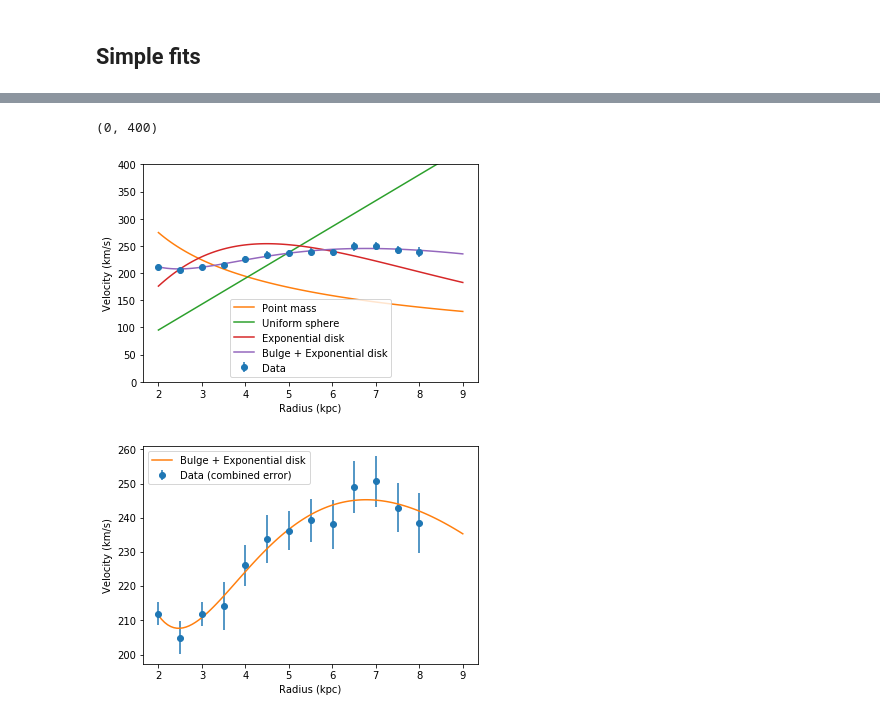
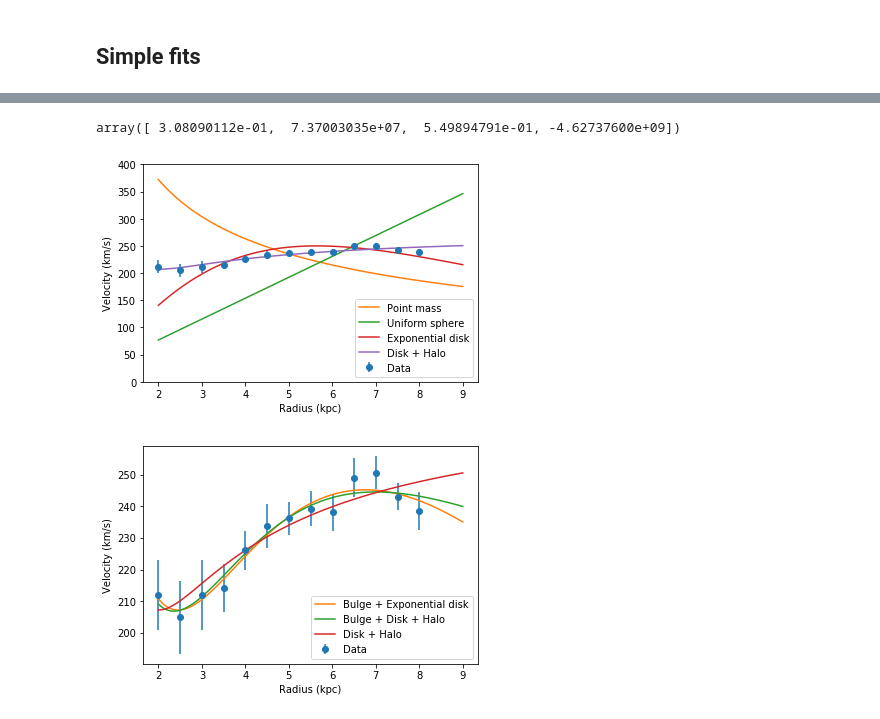
Before and after one commit to arthur-tsang/CO-project, a Jupyter notebook: longitude.ipynb, the cells around one changed output, grey strips where cells are left out. Cells and saved outputs as stored; diff of their text form; code cells hidden in the pictures.

Commit message:
added uncertainties, added halo to longitude fit models

```diff
--- a/longitude.ipynb
+++ b/longitude.ipynb
@@ -77,7 +53,8 @@ Text(0, 0.5, 'Recessional velocity (km/s)')
 And now we make a simple plot of the rotation curve.
 # %%
 velocity_list = [vr+vsun*np.sin(np.pi/180*long) for vr,long in zip(vmean_list, long_list)]
-velocity_err_list = [np.sqrt(verr**2 + (vsun_err*np.sin(np.pi/180*long))**2) for verr, long in zip(verr_list, long_list)]
+velocity_err_list = vmean_err_list
+#velocity_err_list = [np.sqrt(verr**2 + (vsun_err*np.sin(np.pi/180*long))**2) for verr, long in zip(verr_list, long_list)]
 #velocity_err_list = [vsun_err*np.sin(np.pi/180*long) for verr, long in zip(verr_list, long_list)]
 #velocity_err_list = verr_list
 plt.errorbar(radius_list, velocity_list, velocity_err_list, fmt='o')
@@ -126,3 +103,10 @@ print(popt_expdisk)
+# %%
+def halo_fit(r, rh, rhoh):
+    # rh in kpc
+    # rhoh in Msun / kpc**2
+    rh, rhoh = abs(rh), abs(rhoh)
+    vel_inf = np.sqrt(4*np.pi*G*rhoh* rh**2)
+    return vel_inf * (1 - rh/r * np.arctan(r/rh))
 # %%
 def bulgedisk_fit(r, rb, mb, rd, sig0):
     return np.sqrt(bulge_fit(r, rb, mb)**2 + expdisk_fit(r, rd, sig0)**2)
@@ -134,25 +118,41 @@ print(popt_bulgedisk)
+# %%
+def diskhalo_fit(r, rd, sig0, rh, rhoh):
+    return np.sqrt(expdisk_fit(r, rd, sig0)**2 + halo_fit(r,rh,rhoh)**2)
+
+popt_diskhalo, pcov_diskhalo = curve_fit(diskhalo_fit, radius_list, velocity_list, sigma=velocity_err_list, p0=[3,1e7, 5, 1e7])
+popt_diskhalo
+# %% [output]
+array([ 3.08090112e-01,  7.37003035e+07,  5.49894791e-01, -4.62737600e+09])
+# %%
+def total_fit(r, rb, mb, rd, sig0, rh, rhoh):
+    return np.sqrt(bulge_fit(r, rb, mb)**2 + expdisk_fit(r, rd, sig0)**2 + halo_fit(r,rh,rhoh)**2)
+
+popt_total, pcov_total = curve_fit(total_fit, radius_list, velocity_list, sigma=velocity_err_list, p0=[1,1e9, 3,1e7, 5, 1e7])
 # %%
 plt.errorbar(radius_list, velocity_list, velocity_err_list, fmt='o', label='Data')
 radii = np.linspace(2,9,100)
 plt.plot(radii, point_fit(radii, *popt_point), label='Point mass')
 plt.plot(radii, uniform_fit(radii, *popt_uniform), label='Uniform sphere')
 plt.plot(radii, expdisk_fit(radii, *popt_expdisk), label='Exponential disk')
-plt.plot(radii, bulgedisk_fit(radii, *popt_bulgedisk), label='Bulge + Exponential disk')
+#plt.plot(radii, bulgedisk_fit(radii, *popt_bulgedisk), label='Bulge + Exponential disk')
+#plt.plot(radii, total_fit(radii, *popt_total), label='Bulge + Disk + Halo')
+plt.plot(radii, diskhalo_fit(radii, *popt_diskhalo), label='Disk + Halo')
 plt.legend()
 plt.xlabel('Radius (kpc)')
 plt.ylabel('Velocity (km/s)')
 plt.ylim(0,400)
 #plt.savefig('imgs/initial_fits.png')
 # %% [output]
-(0, 400)
-[figure, old version]
+[figure, new version]
 # %%
-plt.errorbar(radius_list, velocity_list, velocity_err_list, fmt='o', label='Data (combined error)')
+plt.errorbar(radius_list, velocity_list, velocity_err_list, fmt='o', label='Data')
 radii = np.linspace(2,9,100)
 plt.plot(radii, bulgedisk_fit(radii, *popt_bulgedisk), label='Bulge + Exponential disk')
+plt.plot(radii, total_fit(radii, *popt_total), label='Bulge + Disk + Halo')
+plt.plot(radii, diskhalo_fit(radii, *popt_diskhalo), label='Disk + Halo')
 plt.legend()
 plt.xlabel('Radius (kpc)')
 plt.ylabel('Velocity (km/s)')
-plt.savefig('imgs/bulgedisk_fit.png')
+#plt.savefig('imgs/initial_fits_closeup.png')
 # %% [output]
-[figure, old version]
+[figure, new version]
```
Also changed, not shown: parts of 11 cells of this notebook, 3 other files.
